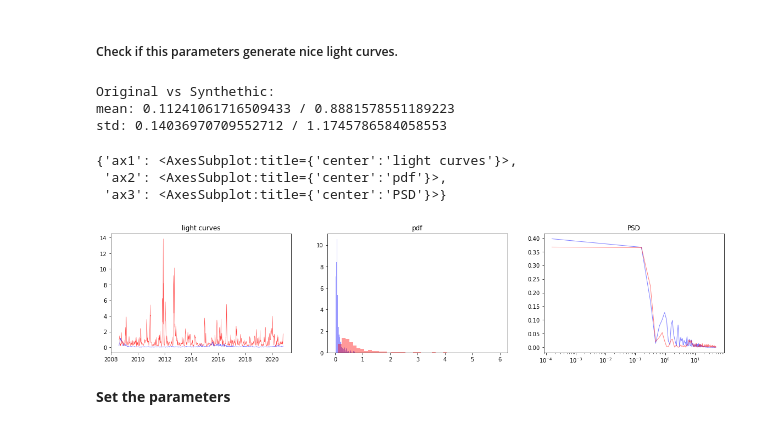
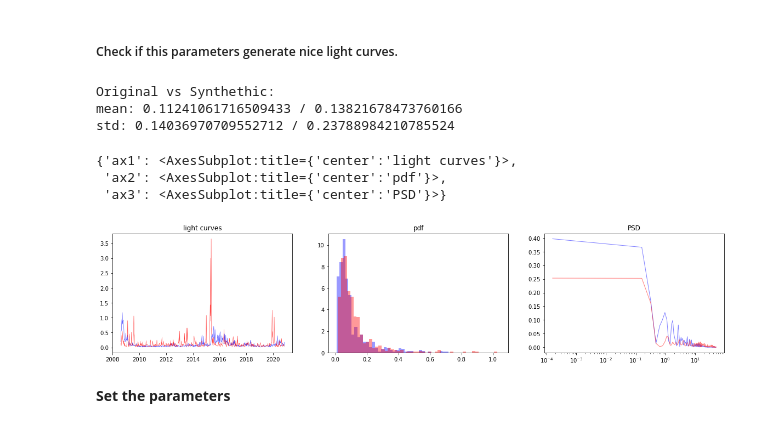
Before and after one commit to IAA-CSIC/MUTIS, a Jupyter notebook: docs/recipes/mutis_workflow.ipynb, the cells around one changed output. Drawn from its saved outputs; the diff is of its cells as text; code cells hidden in the pictures.

```diff
--- a/docs/recipes/mutis_workflow.ipynb
+++ b/docs/recipes/mutis_workflow.ipynb
@@ -173,15 +173,15 @@ fits
 ##### Check if this parameters generate nice light curves.
 # %%
 #%matplotlib inline
-sig2.check_gen(fgen='lc_gen_ou', fgen_params=dict(theta=17, mu=1, sigma=6))
+sig2.check_gen(fgen='lc_gen_ou', fgen_params=dict(theta=17.8, mu=0.14, sigma=5.9))
 # %% [output]
 Original vs Synthethic:
-mean: 0.11241061716509433 / 0.8881578551189223
-std: 0.14036970709552712 / 1.1745786584058553
+mean: 0.11241061716509433 / 0.13821678473760166
+std: 0.14036970709552712 / 0.23788984210785524
 {'ax1': <AxesSubplot:title={'center':'light curves'}>,
  'ax2': <AxesSubplot:title={'center':'pdf'}>,
  'ax3': <AxesSubplot:title={'center':'PSD'}>}
-[figure, old version]
+[figure, new version]
 # %% [markdown]
 **Set the parameters**
 # %%
```
Also changed, not shown: parts of 7 cells of this notebook, 1 other file.
